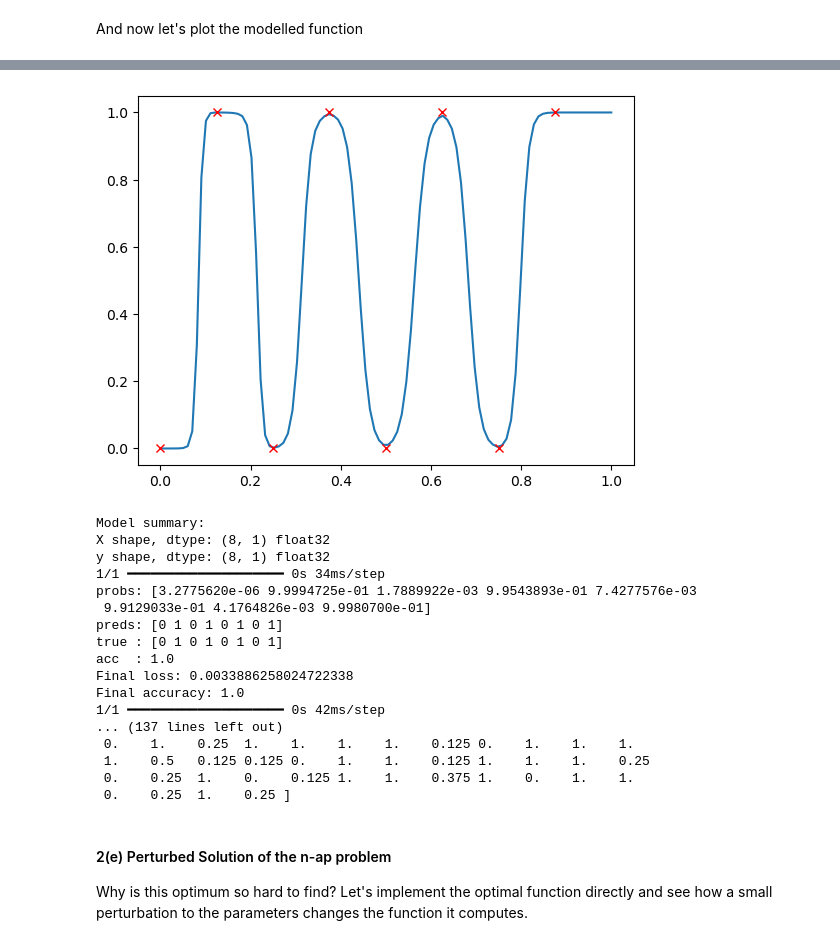
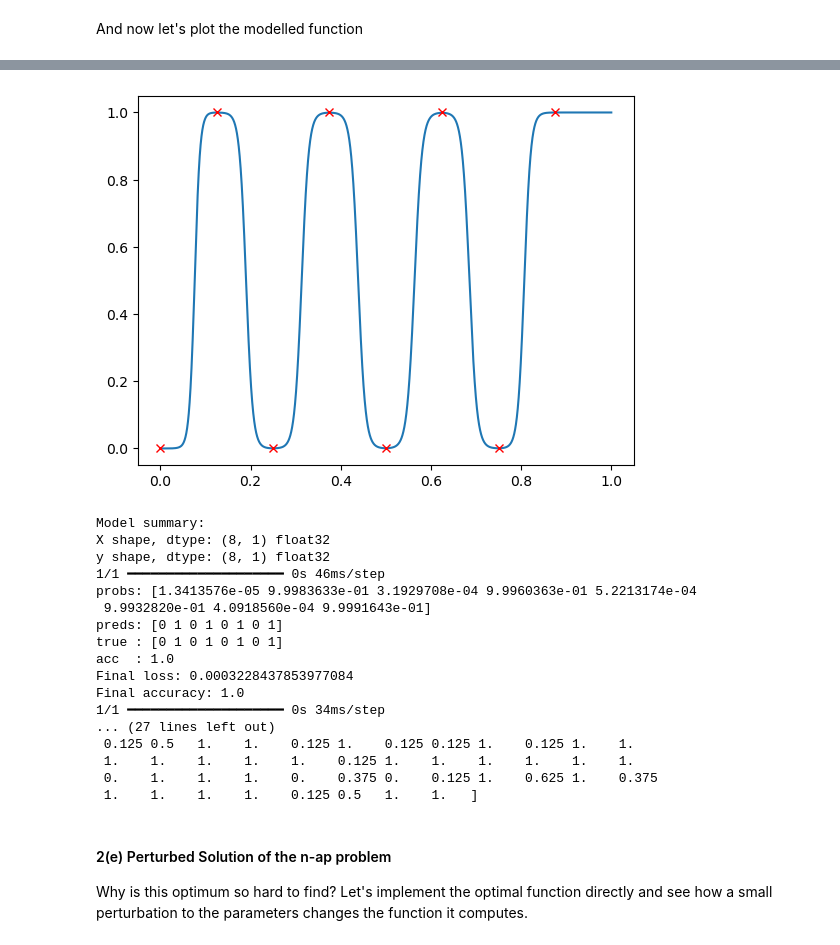
Before and after one commit to luca-michaelides/MT25_Python, a Jupyter notebook: problem_sheets/deep_learning_ps1.ipynb, the cells around one changed output, grey strips where cells are left out. Saved outputs shown, nothing was run; the diff lists cells and outputs as text; code cells hidden in the pictures.

Commit message:
Visual change for PS1 notebook

```diff
--- a/problem_sheets/deep_learning_ps1.ipynb
+++ b/problem_sheets/deep_learning_ps1.ipynb
@@ -186,7 +186,7 @@ import numpy as np
 import tensorflow as tf
 from tensorflow import keras
 from keras.models import Sequential
-from keras.layers import Dense
+from keras.layers import Dense, Input
 from tensorflow.keras.optimizers import Adam
 
 SEED = 1
@@ -202,14 +202,14 @@ y_train = y
 
 # Build a model
 model = Sequential([
-    Dense(64, activation='relu', input_shape=(1,)),
-    Dense(64, activation='relu'),
-    Dense(64, activation='relu'),
+    Input(shape=(1,)),
+    Dense(128, activation='relu'),
+    Dense(128, activation='relu'),
     Dense(1, activation='sigmoid')
 ])
 
 model.compile(
-    optimizer=Adam(learning_rate=1e-3),
+    optimizer=Adam(learning_rate=1e-2),
     loss='binary_crossentropy',
     metrics=['accuracy']
 )
@@ -220,5 +220,5 @@ history = model.fit(
     y_train,
     epochs=2000,
     batch_size=8,
-    verbose=1
+    verbose=0
 )
@@ -246,11 +228,13 @@ And now let's plot the modelled function
 import matplotlib.pyplot as plt
 
 def plot_model(nn,x,y):
-  xx = np.linspace(0,1,100).reshape(-1,1)
+  xx = np.linspace(0,1,10000).reshape(-1,1)
   yy = nn.predict(xx)
   fig = plt.figure()
   plt.plot(xx, yy)
   plt.plot(x, y, 'rx')
 
 plot_model(model, x_train, y_train)
+
+print("Final training accuracy: {:.2f}%".format(history.history['accuracy'][-1]*100))
 # %% [output]
@@ -259,4 +243,4 @@ plot_model(model, x_train, y_train)
-[figure, old version]
+[figure, new version]
 # %%
 # 1) Inspect model + data
 print("Model summary:")
@@ -298,20 +282,20 @@ print("fraction of zeros per neuron:", (layer_out==0).mean(axis=0))
 Model summary:
 X shape, dtype: (8, 1) float32
 y shape, dtype: (8, 1) float32
-1/1 ━━━━━━━━━━━━━━━━━━━━ 0s 34ms/step
-probs: [3.2775620e-06 9.9994725e-01 1.7889922e-03 9.9543893e-01 7.4277576e-03
- 9.9129033e-01 4.1764826e-03 9.9980700e-01]
+1/1 ━━━━━━━━━━━━━━━━━━━━ 0s 46ms/step
+probs: [1.3413576e-05 9.9983633e-01 3.1929708e-04 9.9960363e-01 5.2213174e-04
+ 9.9932820e-01 4.0918560e-04 9.9991643e-01]
 preds: [0 1 0 1 0 1 0 1]
 true : [0 1 0 1 0 1 0 1]
 acc  : 1.0
-Final loss: 0.0033886258024722338
+Final loss: 0.0003228437853977084
 Final accuracy: 1.0
-1/1 ━━━━━━━━━━━━━━━━━━━━ 0s 42ms/step
-... (137 lines left out)
- 0.    1.    0.25  1.    1.    1.    1.    0.125 0.    1.    1.    1.
- 1.    0.5   0.125 0.125 0.    1.    1.    0.125 1.    1.    1.    0.25
- 0.    0.25  1.    0.    0.125 1.    1.    0.375 1.    0.    1.    1.
- 0.    0.25  1.    0.25 ]
+1/1 ━━━━━━━━━━━━━━━━━━━━ 0s 34ms/step
+... (27 lines left out)
+ 0.125 0.5   1.    1.    0.125 1.    0.125 0.125 1.    0.125 1.    1.
+ 1.    1.    1.    1.    1.    0.125 1.    1.    1.    1.    1.    1.
+ 0.    1.    1.    1.    0.    0.375 0.    0.125 1.    0.625 1.    0.375
+ 1.    1.    1.    1.    0.125 0.5   1.    1.   ]
 # %% [markdown]
 #### 2(e) Perturbed Solution of the n-ap problem
 
```
Also changed, not shown: parts of 2 cells of this notebook.
